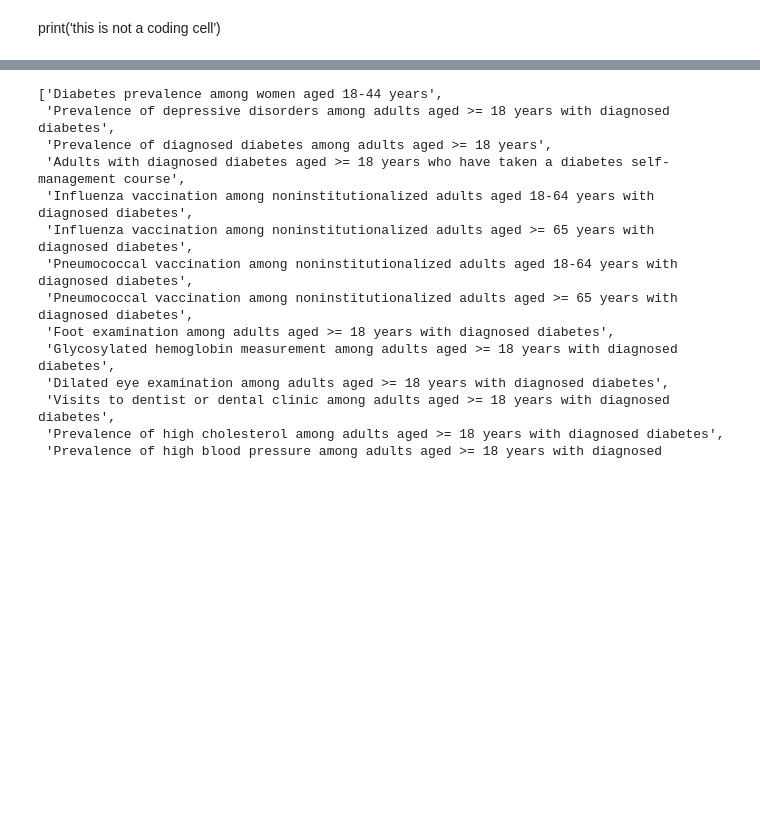
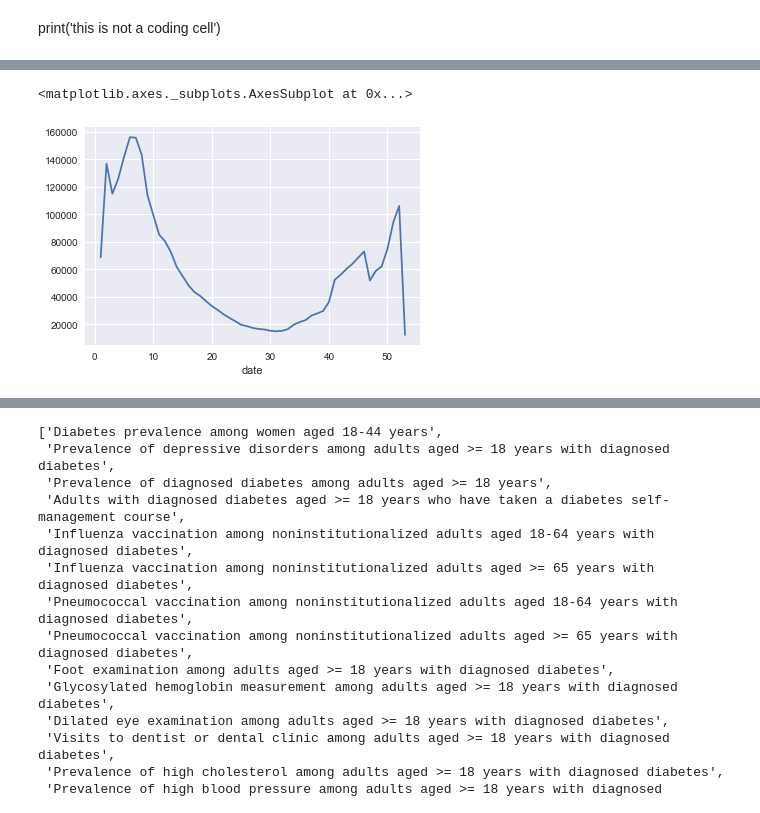
Before and after one commit to greenkidneybean/biol262, a Jupyter notebook: 1 - Python Pandas Lesson 181126.ipynb, the cells around one changed output, grey strips where cells are left out. Cells and saved outputs as stored; diff of their text form; code cells hidden in the pictures; blank space fills up the shorter version.

```diff
--- a/1 - Python Pandas Lesson 181126.ipynb
+++ b/1 - Python Pandas Lesson 181126.ipynb
@@ -118,0 +444,5 @@ df
+# %%
+df2.groupby(df2.index.week)['ILITOTAL'].sum().plot()
+# %% [output]
+<matplotlib.axes._subplots.AxesSubplot at 0x...>
+[figure, added]
```
Also changed, not shown: parts of 72 cells of this notebook, 4 other files.
